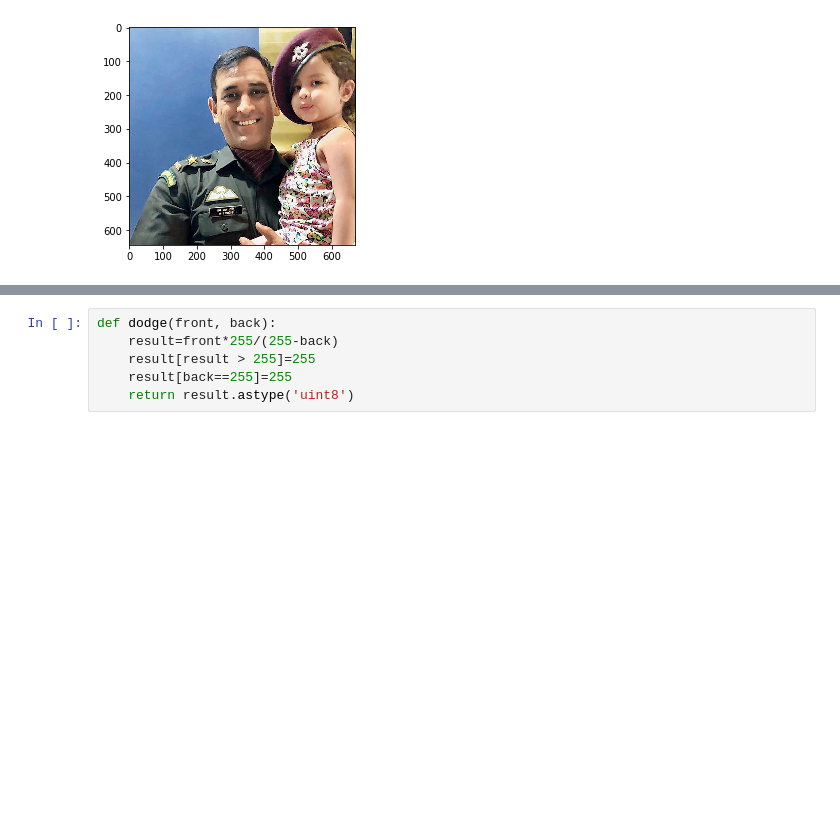
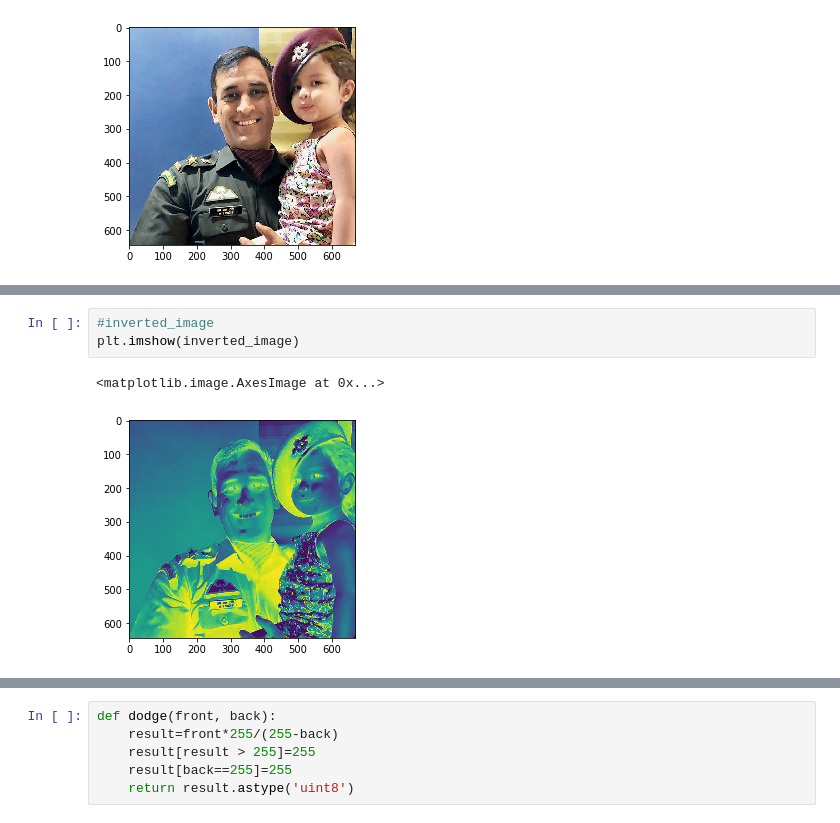
Before and after one commit to chamow97/Sketch, a Jupyter notebook: Sketch.ipynb, the cells around one changed output, grey strips where cells are left out. Saved outputs shown, nothing was run; the diff lists cells and outputs as text; blank space fills up the shorter version.

```diff
--- a/Sketch.ipynb
+++ b/Sketch.ipynb
@@ -23,3 +27,9 @@ plt.imshow(img)
+# %%
+#inverted_image
+plt.imshow(inverted_image)
+# %% [output]
+<matplotlib.image.AxesImage at 0x...>
+[figure, added]
 # %%
 #blur image
 blur_image=scipy.ndimage.filters.gaussian_filter(inverted_image, sigma=5)
```
Also changed, not shown: parts of 5 cells of this notebook, 6 other files.
